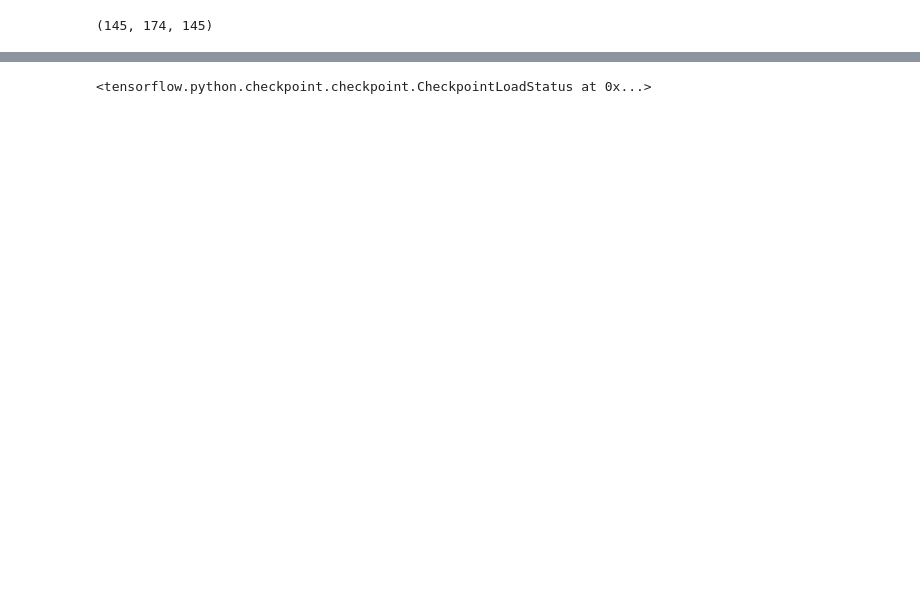
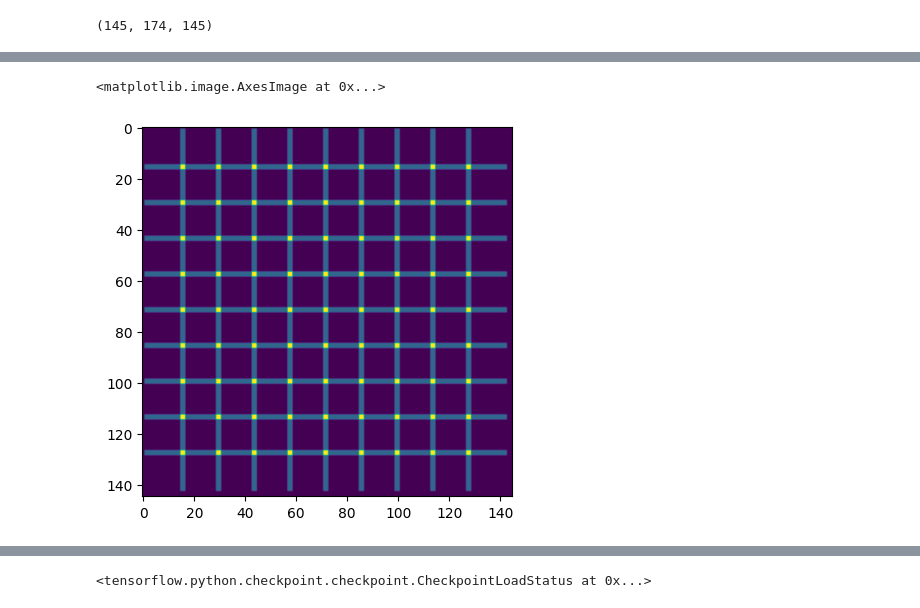
Before and after one commit to alpcicimen/IQT-Connectom-Improved, a Jupyter notebook: Notebooks/Test.ipynb, the cells around one changed output, grey strips where cells are left out. Saved outputs shown, nothing was run; the diff lists cells and outputs as text; code cells hidden in the pictures; blank space fills up the shorter version.

```diff
--- a/Notebooks/Test.ipynb
+++ b/Notebooks/Test.ipynb
@@ -95,3 +108,8 @@ Your kernel may have been built without NUMA support.
+# %%
+plt.imshow(overlap_map[:, 60, :])
+# %% [output]
+<matplotlib.image.AxesImage at 0x...>
+[figure, added]
 # %%
 plt.imshow(recon_model[:, 80, :, 0], cmap='gray')
 # %% [output]
```
Also changed, not shown: parts of 11 cells of this notebook, 6 other files.
